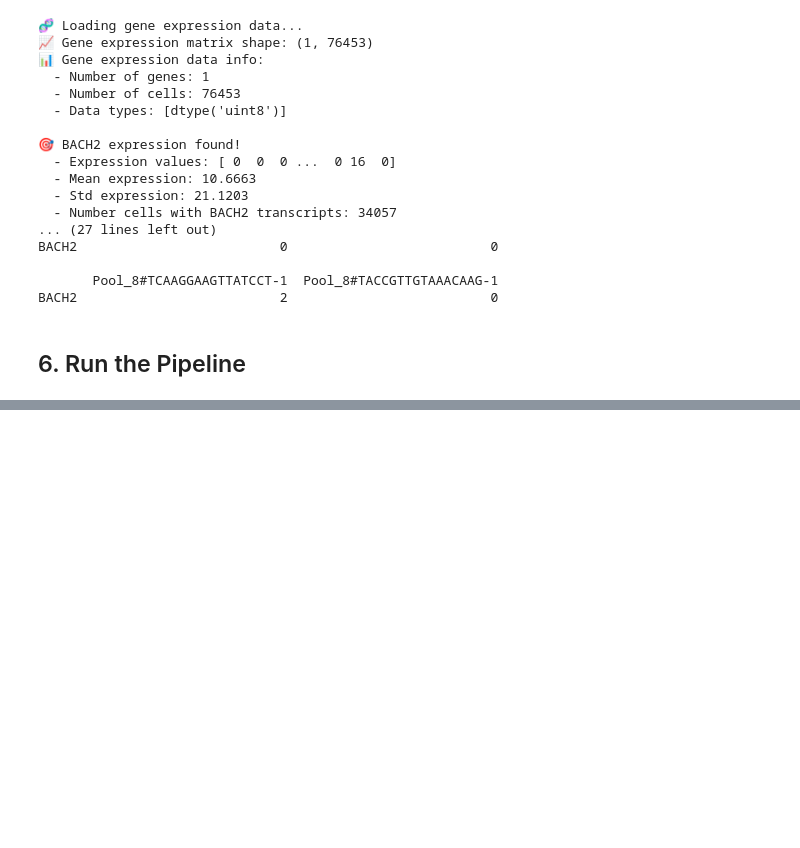
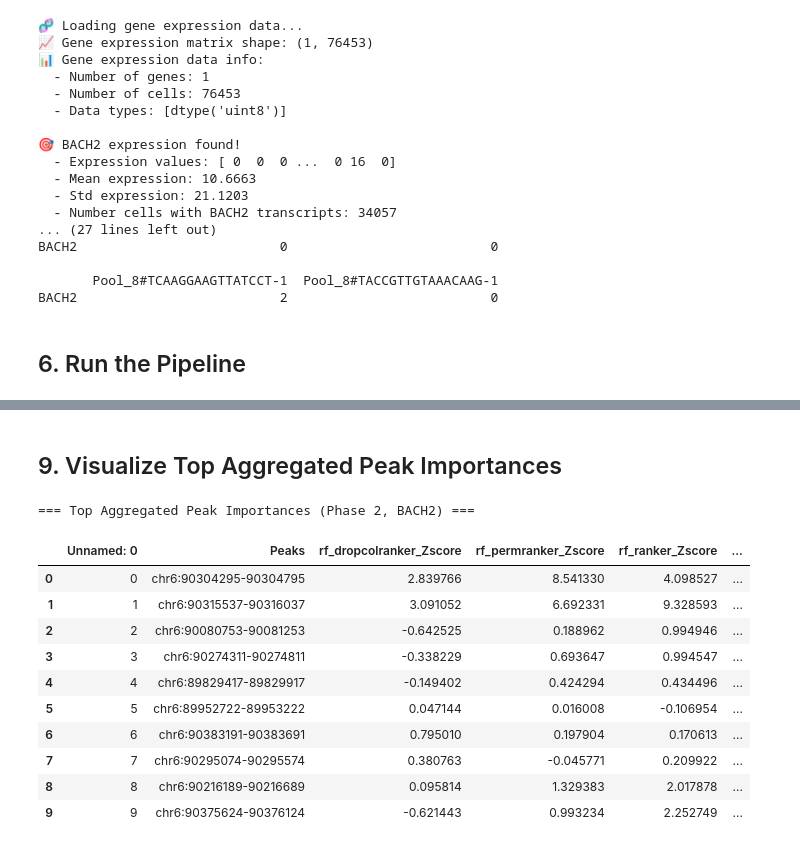
Before and after one commit to maggiebr0wn/snATAC-Express, a Jupyter notebook: tutorial.ipynb, the cells around one changed output, grey strips where cells are left out. Saved outputs shown, nothing was run; the diff lists cells and outputs as text; code cells hidden in the pictures; blank space fills up the shorter version.

```diff
--- a/tutorial.ipynb
+++ b/tutorial.ipynb
@@ -486,0 +338,24 @@ print("\n✅ Additional analysis completed!")
+# %% [markdown]
+## 9. Visualize Top Aggregated Peak Importances
+# %%
+# Show top aggregated peaks for a gene (e.g., BACH2)
+agg_peaks_path = "results/aggregated_results/BACH2/aggregated_peak_importances_exclLR.csv"
+if os.path.exists(agg_peaks_path):
+    agg_peaks = pd.read_csv(agg_peaks_path)
+    print("=== Top Aggregated Peak Importances (Phase 2, BACH2) ===")
+    display(agg_peaks.head(10))
+else:
+    print("Aggregated peak importances file not found!")
+# %% [output]
+=== Top Aggregated Peak Importances (Phase 2, BACH2) ===
+|  | Unnamed: 0 | Peaks | rf_dropcolranker_Zscore | rf_permranker_Zscore | rf_ranker_Zscore | ... |
+| 0 | 0 | chr6:90304295-90304795 | 2.839766 | 8.541330 | 4.098527 | ... |
+| 1 | 1 | chr6:90315537-90316037 | 3.091052 | 6.692331 | 9.328593 | ... |
+| 2 | 2 | chr6:90080753-90081253 | -0.642525 | 0.188962 | 0.994946 | ... |
+| 3 | 3 | chr6:90274311-90274811 | -0.338229 | 0.693647 | 0.994547 | ... |
+| 4 | 4 | chr6:89829417-89829917 | -0.149402 | 0.424294 | 0.434496 | ... |
+| 5 | 5 | chr6:89952722-89953222 | 0.047144 | 0.016008 | -0.106954 | ... |
+| 6 | 6 | chr6:90383191-90383691 | 0.795010 | 0.197904 | 0.170613 | ... |
+| 7 | 7 | chr6:90295074-90295574 | 0.380763 | -0.045771 | 0.209922 | ... |
+| 8 | 8 | chr6:90216189-90216689 | 0.095814 | 1.329383 | 2.017878 | ... |
+| 9 | 9 | chr6:90375624-90376124 | -0.621443 | 0.993234 | 2.252749 | ... |
```
Also changed, not shown: parts of 14 cells of this notebook, 23 other files.
